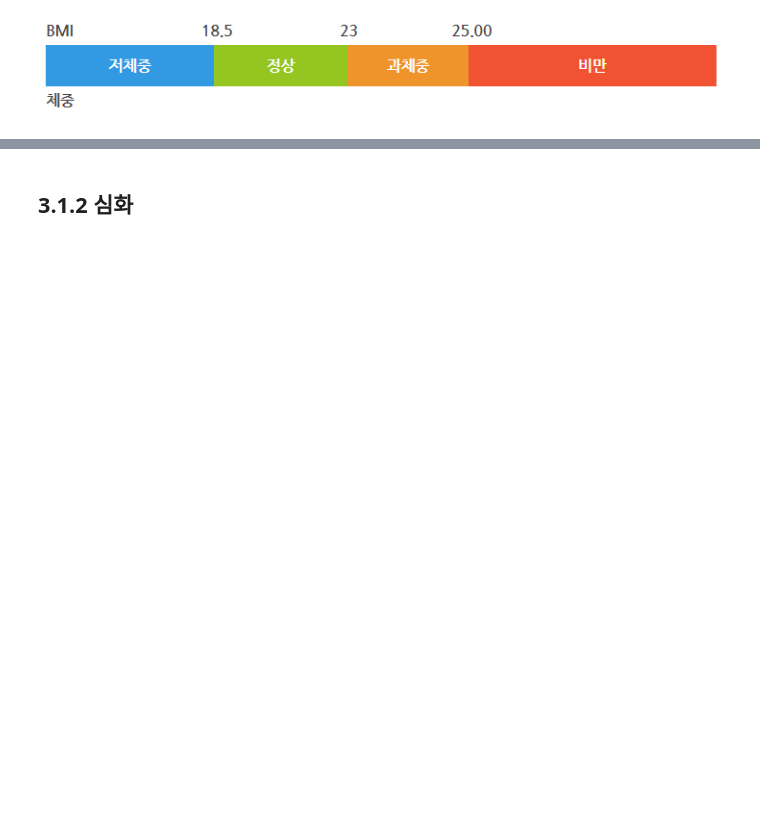
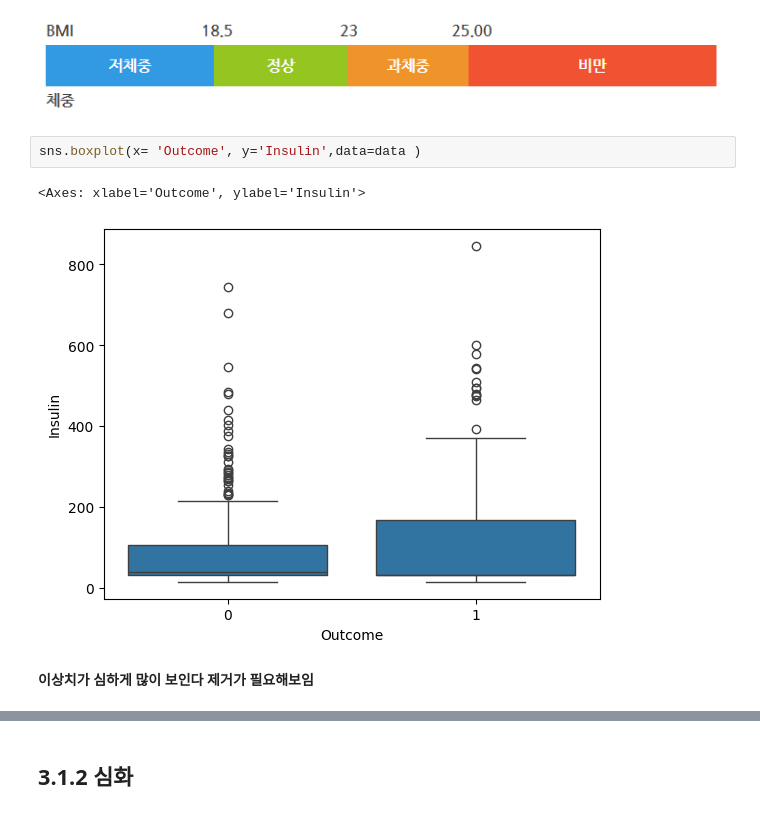
Before and after one commit to zefo38/diabetes_predict, a Jupyter notebook: Diabetes_Predict.ipynb, the cells around one changed output, grey strips where cells are left out. Cells and saved outputs as stored; diff of their text form; blank space fills up the shorter version.

```diff
--- a/Diabetes_Predict.ipynb
+++ b/Diabetes_Predict.ipynb
@@ -149,2 +190,9 @@ sns.boxplot(x= 'Outcome', y='BMI',data=data )
 # %% [markdown]
 ![image.png](embedded-picture-1)
+# %%
+sns.boxplot(x= 'Outcome', y='Insulin',data=data )
+# %% [output]
+<Axes: xlabel='Outcome', ylabel='Insulin'>
+[figure, added]
+# %% [markdown]
+**이상치가 심하게 많이 보인다 제거가 필요해보임**
```
Also changed, not shown: parts of 18 cells of this notebook.
